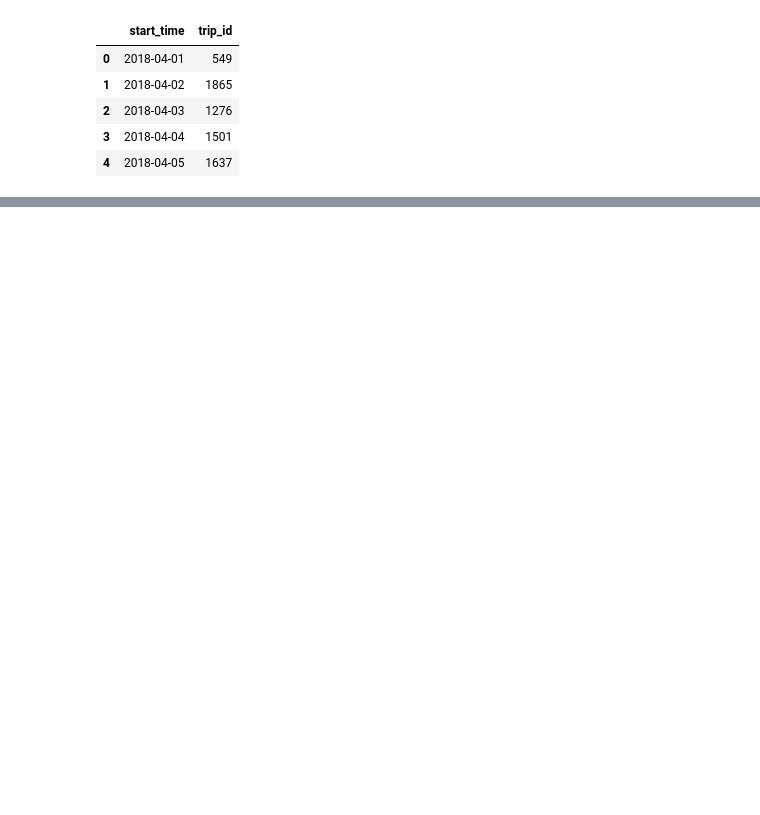
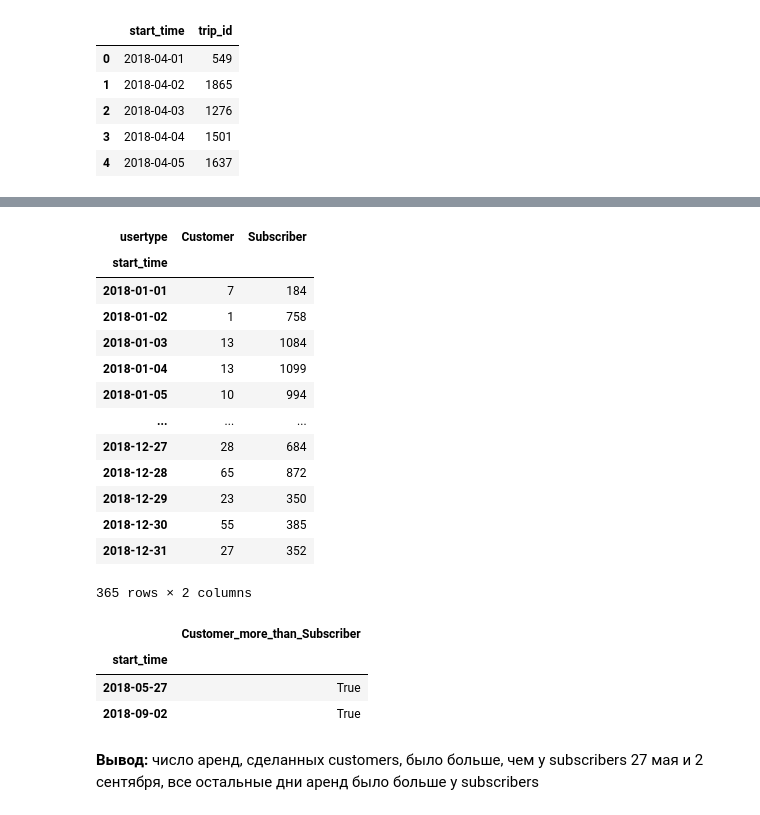
Before and after one commit to MadinaTim/data_analysis_KC_python, a Jupyter notebook: bikes.ipynb, the cells around one changed output, grey strips where cells are left out. Drawn from its saved outputs; the diff is of its cells as text; code cells hidden in the pictures; blank space fills up the shorter version.

```diff
--- a/bikes.ipynb
+++ b/bikes.ipynb
@@ -142,0 +170,6 @@ bikes_april.head()
+# %%
+for link in links:
+    df = pd.read_csv(link, parse_dates=['start_time','end_time'])
+    bikes.append(df)
+# %%
+bikes = pd.concat(bikes)
@@ -142,0 +189,8 @@ bikes_april.head()
+# %%
+bikes.set_index('start_time', inplace=True)
+# %%
+bikes_day = bikes.groupby('usertype') \
+                    .trip_id \
+                    .resample('1d') \
+                    .count()
+bikes_day
@@ -142,0 +211,29 @@ bikes_april.head()
+# %%
+bikes_day_usertype = bikes_day.unstack(level = 'usertype')
+bikes_day_usertype
+# %% [output]
+| usertype | Customer | Subscriber |
+| start_time |  |  |
+| 2018-01-01 | 7 | 184 |
+| 2018-01-02 | 1 | 758 |
+| 2018-01-03 | 13 | 1084 |
+| 2018-01-04 | 13 | 1099 |
+| 2018-01-05 | 10 | 994 |
+| ... | ... | ... |
+| 2018-12-27 | 28 | 684 |
+| 2018-12-28 | 65 | 872 |
+| 2018-12-29 | 23 | 350 |
+| 2018-12-30 | 55 | 385 |
+| 2018-12-31 | 27 | 352 |
+365 rows × 2 columns
+# %%
+(bikes_day_usertype.Customer > bikes_day_usertype.Subscriber)\
+        .to_frame(name='Customer_more_than_Subscriber')\
+        .query("Customer_more_than_Subscriber == True")
+# %% [output]
+|  | Customer_more_than_Subscriber |
+| start_time |  |
+| 2018-05-27 | True |
+| 2018-09-02 | True |
+# %% [markdown]
+**Вывод:** число аренд, сделанных customers, было больше, чем у subscribers 27 мая и 2 сентября, все остальные дни аренд было больше у subscribers
```
Also changed, not shown: parts of 9 cells of this notebook.
